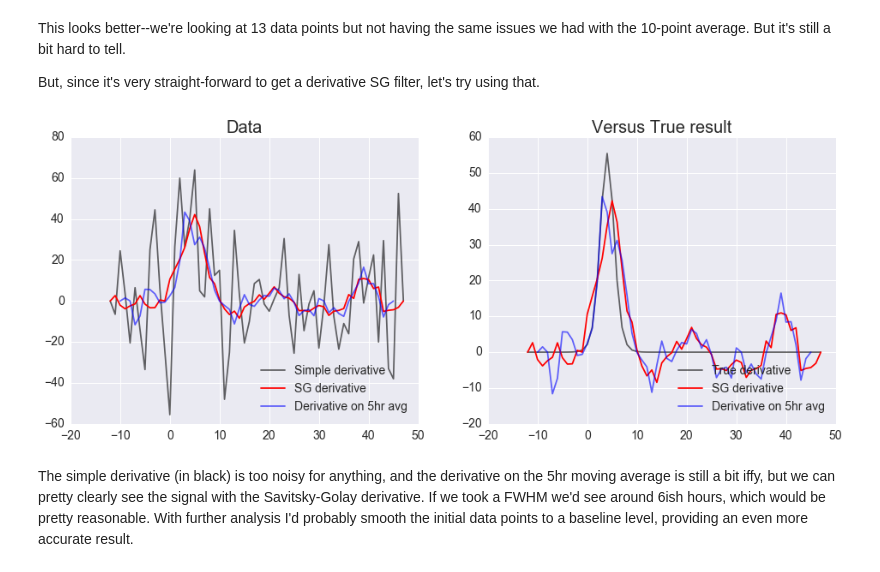
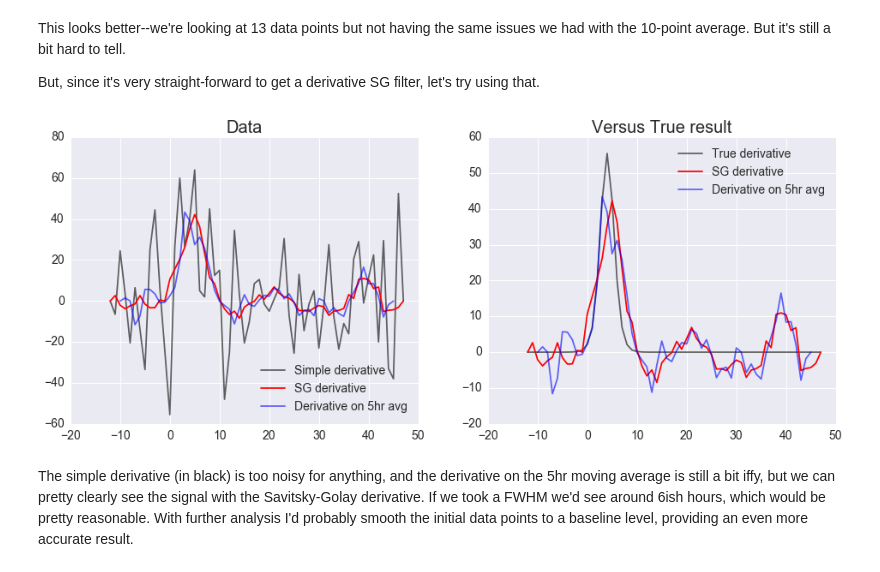
Before and after one commit to anzelpwj/Stats-week, a Jupyter notebook: Savitsky_Golay_Filters.ipynb, the cells around one changed output. Drawn from its saved outputs; the diff is of its cells as text; code cells hidden in the pictures.

```diff
--- a/Savitsky_Golay_Filters.ipynb
+++ b/Savitsky_Golay_Filters.ipynb
@@ -256,29 +258,29 @@ But, since it's very straight-forward to get a derivative SG filter, let's try u
 # %%
 dumb_deriv = savgol_filter(visits, 3, 1, deriv=1, delta=1, mode='mirror')
 # ^^^ this is the -1, 0, 1 centered difference derivative
 deriv_on_nonoise = savgol_filter(no_noise_visits, 3, 1, deriv=1, delta=1, mode='mirror')
 SGvisits_deriv = savgol_filter(visits, 15, 4, deriv=1, delta=1, mode='mirror')
 deriv_on_5hr = savgol_filter(visits_5hr, 3, 1, deriv=1, delta=1, mode='mirror')
 #hours[2:-2], visits_5hr
 
 
 fig, axes = plt.subplots(nrows=1, ncols=2, figsize=(16,6))
 
 axes[0].plot(hours, dumb_deriv, color='k', alpha=0.6, label='Simple derivative')
 axes[0].plot(hours, SGvisits_deriv, color='r', label='SG derivative')
 axes[0].plot(hours[2:-2], deriv_on_5hr, color='b', alpha=0.6, label='Derivative on 5hr avg')
 axes[0].legend(loc='lower right', fontsize=14)
 axes[0].set_title('Data', fontsize=20)
 axes[0].tick_params(labelsize=14)
 
 axes[1].plot(hours, deriv_on_nonoise, color='k', alpha=0.6, label='True derivative')
 axes[1].plot(hours, SGvisits_deriv, color='r', label='SG derivative')
 axes[1].plot(hours[2:-2], deriv_on_5hr, color='b', alpha=0.6, label='Derivative on 5hr avg')
-axes[1].legend(loc='lower right', fontsize=14)
+axes[1].legend(loc='upper right', fontsize=14)
 axes[1].set_title('Versus True result', fontsize=20)
 axes[1].tick_params(labelsize=14)
 # %% [output]
-[figure, old version]
+[figure, new version]
 # %% [markdown]
 The simple derivative (in black) is too noisy for anything, and the derivative on the 5hr moving average is still a bit iffy, but we can pretty clearly see the signal with the Savitsky-Golay derivative. If we took a FWHM we'd see around 6ish hours, which would be pretty reasonable. With further analysis I'd probably smooth the initial data points to a baseline level, providing an even more accurate result.
 # %% [markdown]
```
Also changed, not shown: parts of 3 cells of this notebook.
